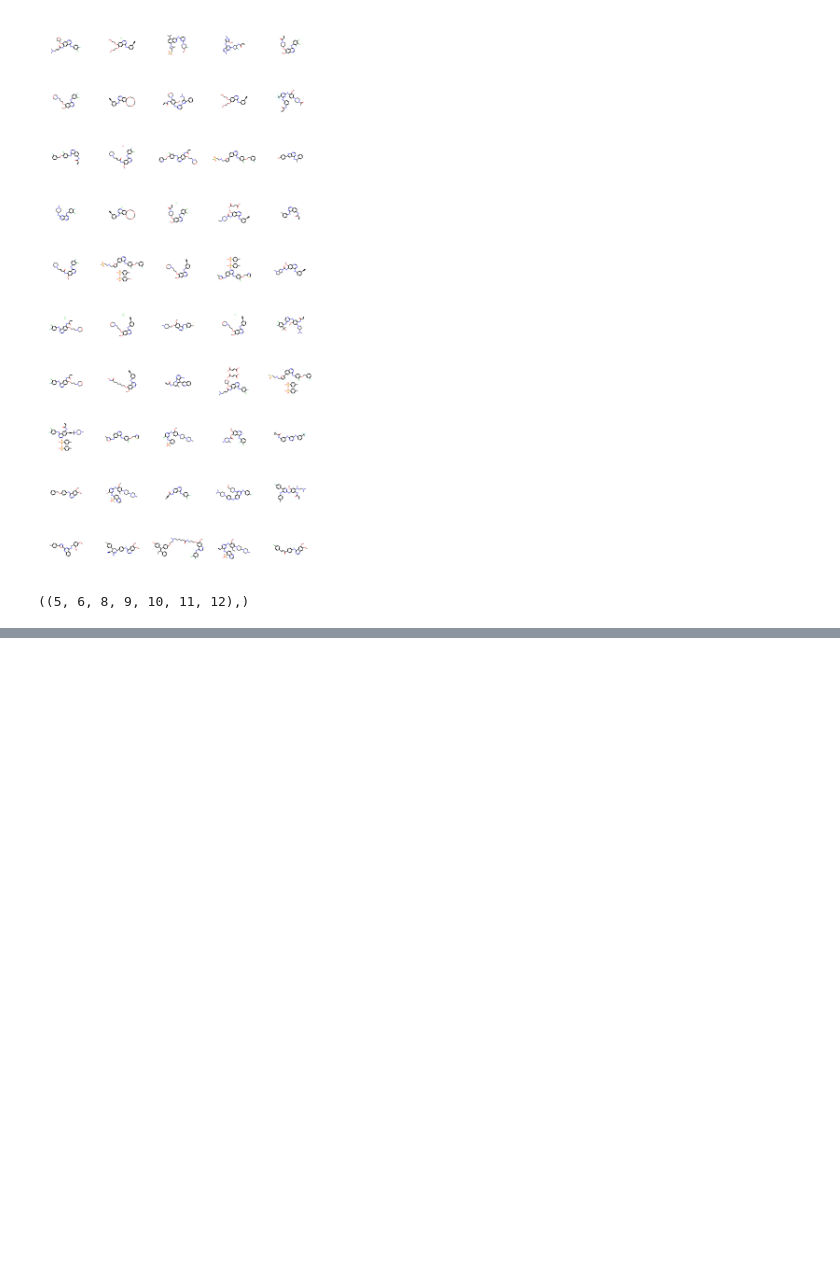
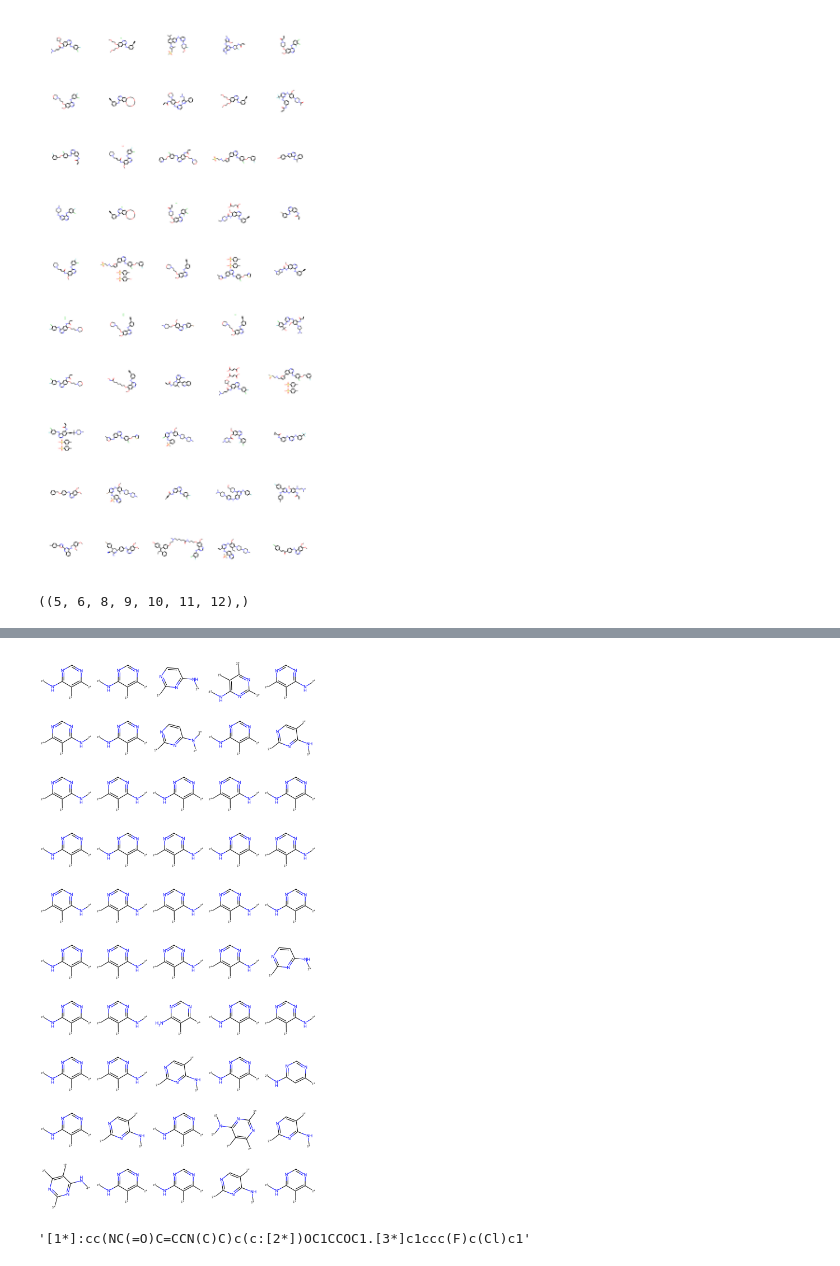
Before and after one commit to daiyizheng/DL, a Jupyter notebook: 07-rdkit/20-rdkit分子部分构造的检索与可视化.ipynb, the cells around one changed output, grey strips where cells are left out. Saved outputs shown, nothing was run; the diff lists cells and outputs as text; code cells hidden in the pictures; blank space fills up the shorter version.

```diff
--- a/07-rdkit/20-rdkit分子部分构造的检索与可视化.ipynb
+++ b/07-rdkit/20-rdkit分子部分构造的检索与可视化.ipynb
@@ -108,0 +122,10 @@ matched_sub
+# %%
+replace_side = [AllChem.ReplaceSidechains(x, template) for x in EGFR_mols_HasSubstruct]
+Draw.MolsToGridImage(replace_side, molsPerRow=5)
+# %% [output]
+[figure, added]
+# %%
+replace_core = [AllChem.ReplaceCore(x, template) for x in EGFR_mols_HasSubstruct]
+Chem.MolToSmiles(replace_core[0])
+# %% [output]
+'[1*]:cc(NC(=O)C=CCN(C)C)c(c:[2*])OC1CCOC1.[3*]c1ccc(F)c(Cl)c1'
```
Also changed, not shown: parts of 6 cells of this notebook.
